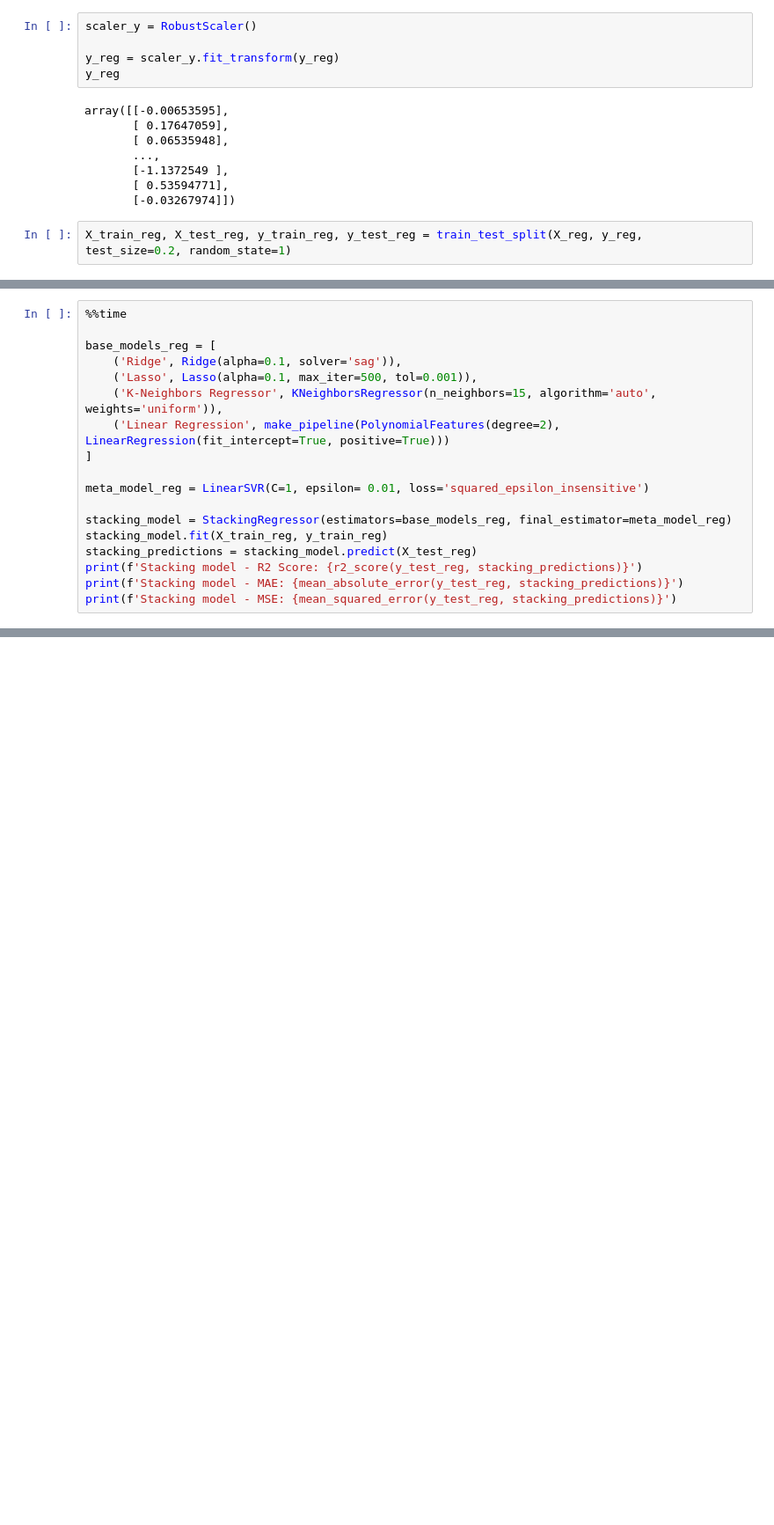
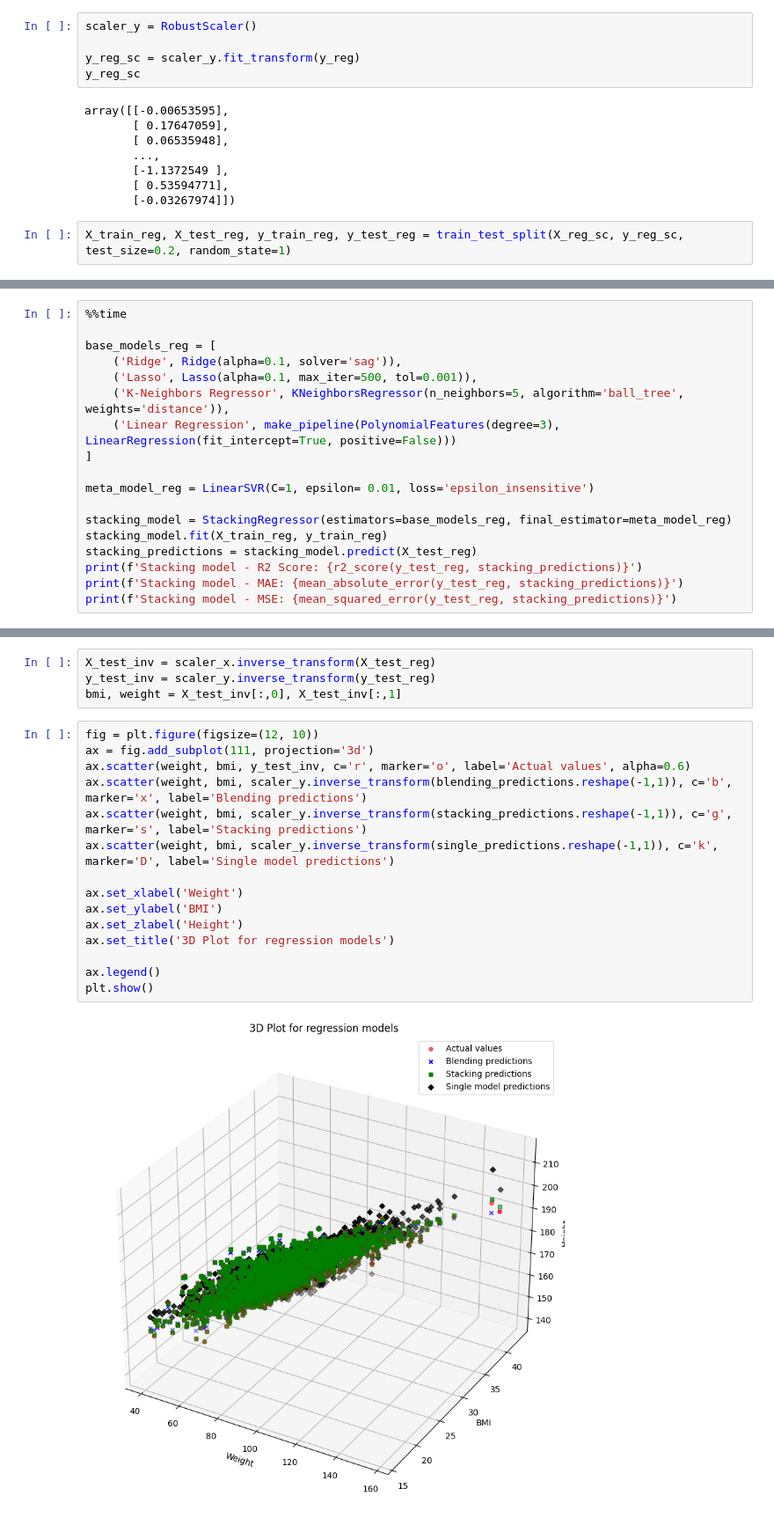
Before and after one commit to jakubtwalczak/Polish-people-basic-physical-attributes, a Jupyter notebook: Classification & regression - various models.ipynb, the cells around one changed output, grey strips where cells are left out. Shown at 88% size. Drawn from its saved outputs; the diff is of its cells as text; blank space fills up the shorter version.

```diff
--- a/Classification & regression - various models.ipynb
+++ b/Classification & regression - various models.ipynb
@@ -346,8 +324,8 @@ X_reg
 # %%
 scaler_y = RobustScaler()
 
-y_reg = scaler_y.fit_transform(y_reg)
-y_reg
+y_reg_sc = scaler_y.fit_transform(y_reg)
+y_reg_sc
 # %% [output]
 array([[-0.00653595],
        [ 0.17647059],
@@ -357,5 +335,5 @@ array([[-0.00653595],
        [ 0.53594771],
        [-0.03267974]])
 # %%
-X_train_reg, X_test_reg, y_train_reg, y_test_reg = train_test_split(X_reg, y_reg, test_size=0.2, random_state=1)
+X_train_reg, X_test_reg, y_train_reg, y_test_reg = train_test_split(X_reg_sc, y_reg_sc, test_size=0.2, random_state=1)
 # %% [markdown]
@@ -457,11 +447,11 @@ Wall time: 17.3 s
 base_models_reg = [
     ('Ridge', Ridge(alpha=0.1, solver='sag')),
     ('Lasso', Lasso(alpha=0.1, max_iter=500, tol=0.001)),
-    ('K-Neighbors Regressor', KNeighborsRegressor(n_neighbors=15, algorithm='auto', weights='uniform')),
-    ('Linear Regression', make_pipeline(PolynomialFeatures(degree=2), LinearRegression(fit_intercept=True, positive=True)))
+    ('K-Neighbors Regressor', KNeighborsRegressor(n_neighbors=5, algorithm='ball_tree', weights='distance')),
+    ('Linear Regression', make_pipeline(PolynomialFeatures(degree=3), LinearRegression(fit_intercept=True, positive=False)))
 ]
 
-meta_model_reg = LinearSVR(C=1, epsilon= 0.01, loss='squared_epsilon_insensitive')
+meta_model_reg = LinearSVR(C=1, epsilon= 0.01, loss='epsilon_insensitive')
 
 stacking_model = StackingRegressor(estimators=base_models_reg, final_estimator=meta_model_reg)
 stacking_model.fit(X_train_reg, y_train_reg)
@@ -489,0 +498,21 @@ Single Model (LinearSVR) - MSE: 0.07261962585509246
+# %%
+X_test_inv = scaler_x.inverse_transform(X_test_reg)
+y_test_inv = scaler_y.inverse_transform(y_test_reg)
+bmi, weight = X_test_inv[:,0], X_test_inv[:,1]
+# %%
+fig = plt.figure(figsize=(12, 10))
+ax = fig.add_subplot(111, projection='3d')
+ax.scatter(weight, bmi, y_test_inv, c='r', marker='o', label='Actual values', alpha=0.6)
+ax.scatter(weight, bmi, scaler_y.inverse_transform(blending_predictions.reshape(-1,1)), c='b', marker='x', label='Blending predictions')
+ax.scatter(weight, bmi, scaler_y.inverse_transform(stacking_predictions.reshape(-1,1)), c='g', marker='s', label='Stacking predictions')
+ax.scatter(weight, bmi, scaler_y.inverse_transform(single_predictions.reshape(-1,1)), c='k', marker='D', label='Single model predictions')
+
+ax.set_xlabel('Weight')
+ax.set_ylabel('BMI')
+ax.set_zlabel('Height')
+ax.set_title('3D Plot for regression models')
+
+ax.legend()
+plt.show()
+# %% [output]
+[figure, added]
```
Also changed, not shown: parts of 79 cells of this notebook, 2 other files.
